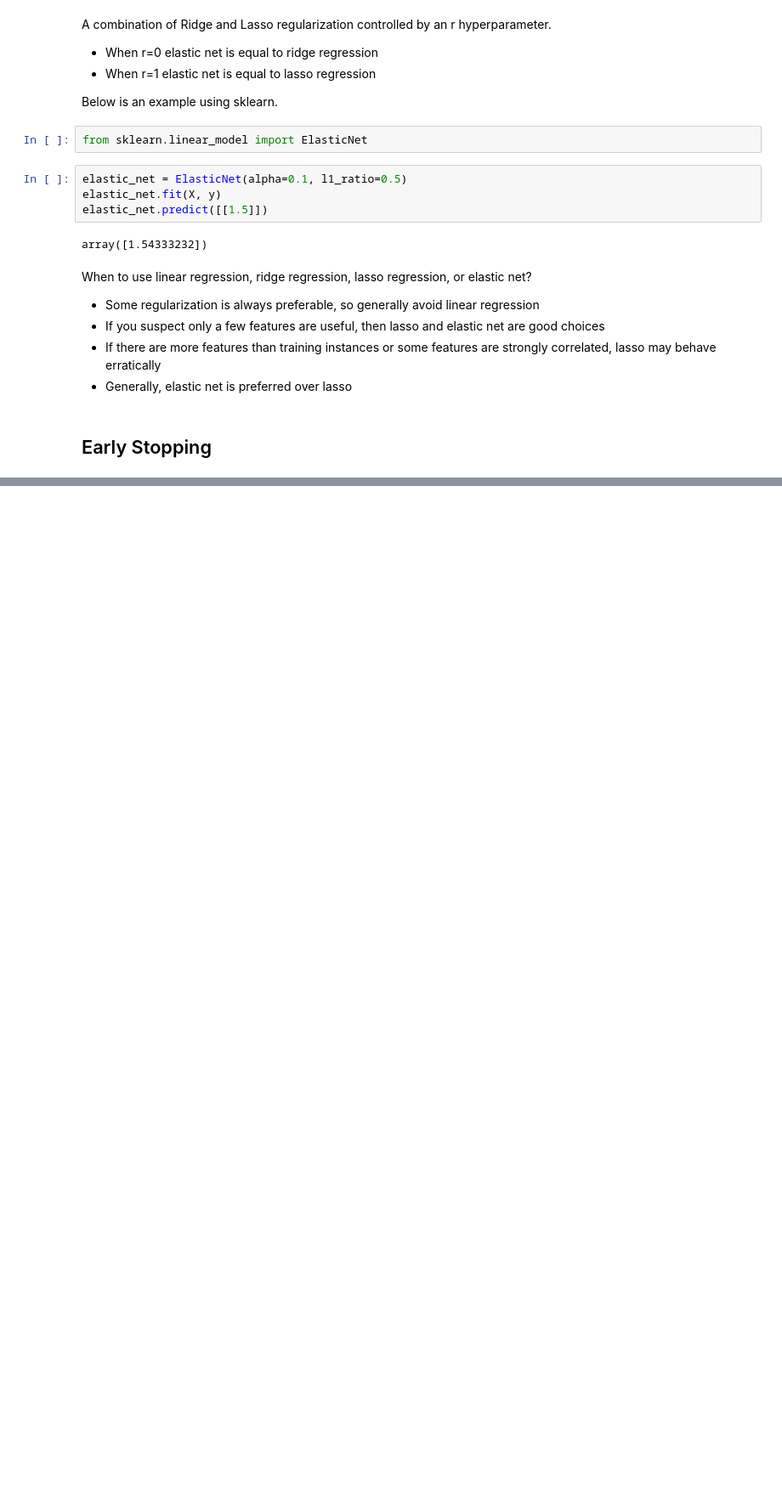
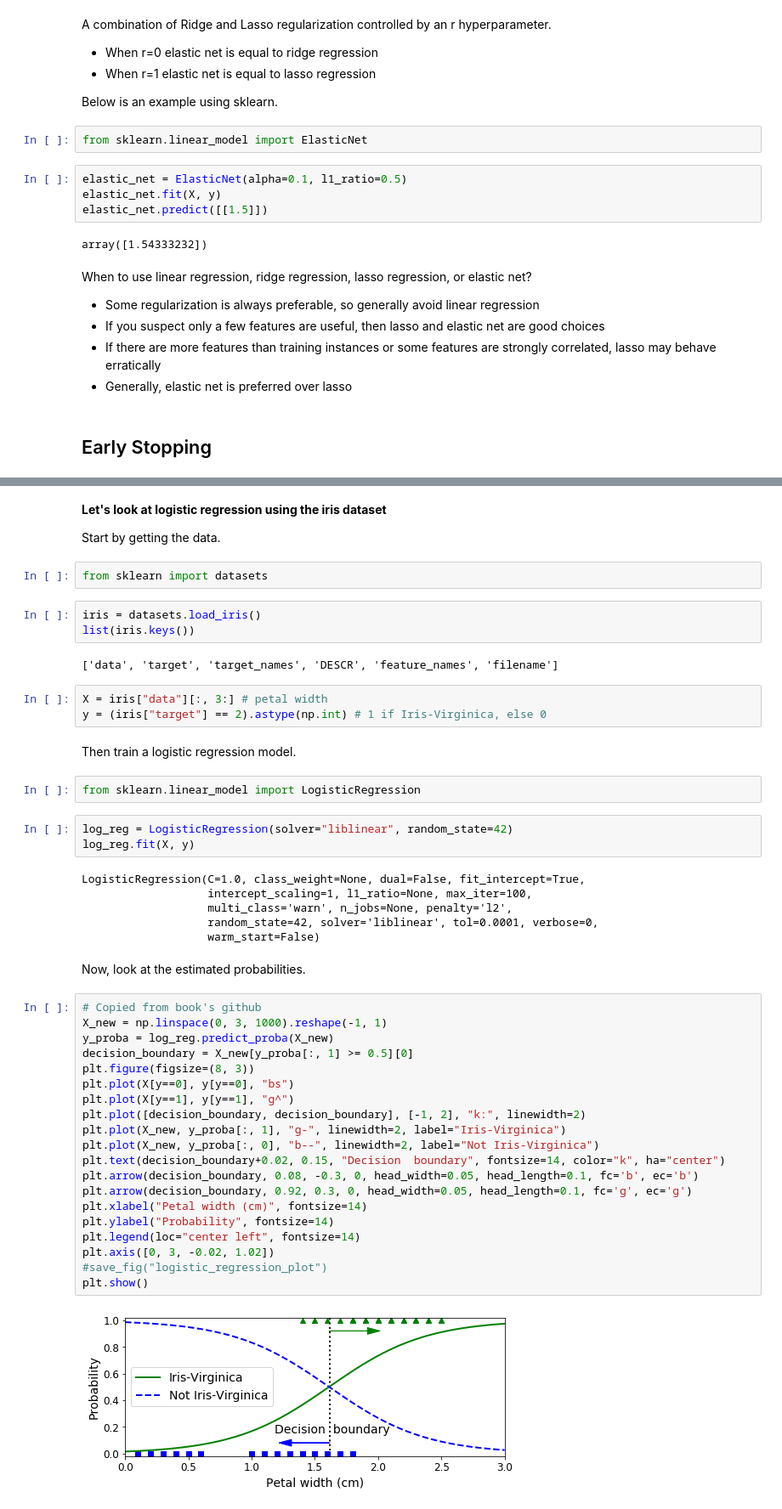
Before and after one commit to astidham2003/ml-study-group, a Jupyter notebook: chapter_4/training_models.ipynb, the cells around one changed output, grey strips where cells are left out. Shown at 85% size. Cells and saved outputs as stored; diff of their text form; blank space fills up the shorter version.

```diff
--- a/chapter_4/training_models.ipynb
+++ b/chapter_4/training_models.ipynb
@@ -671,0 +727,51 @@ Keep track of
+# %% [markdown]
+__Let's look at logistic regression using the iris dataset__
+
+Start by getting the data.
+# %%
+from sklearn import datasets
+# %%
+iris = datasets.load_iris()
+list(iris.keys())
+# %% [output]
+['data', 'target', 'target_names', 'DESCR', 'feature_names', 'filename']
+# %%
+X = iris["data"][:, 3:] # petal width
+y = (iris["target"] == 2).astype(np.int) # 1 if Iris-Virginica, else 0
+# %% [markdown]
+Then train a logistic regression model.
+# %%
+from sklearn.linear_model import LogisticRegression
+# %%
+log_reg = LogisticRegression(solver="liblinear", random_state=42)
+log_reg.fit(X, y)
+# %% [output]
+LogisticRegression(C=1.0, class_weight=None, dual=False, fit_intercept=True,
+                   intercept_scaling=1, l1_ratio=None, max_iter=100,
+                   multi_class='warn', n_jobs=None, penalty='l2',
+                   random_state=42, solver='liblinear', tol=0.0001, verbose=0,
+                   warm_start=False)
+# %% [markdown]
+Now, look at the estimated probabilities.
+# %%
+# Copied from book's github
+X_new = np.linspace(0, 3, 1000).reshape(-1, 1)
+y_proba = log_reg.predict_proba(X_new)
+decision_boundary = X_new[y_proba[:, 1] >= 0.5][0]
+plt.figure(figsize=(8, 3))
+plt.plot(X[y==0], y[y==0], "bs")
+plt.plot(X[y==1], y[y==1], "g^")
+plt.plot([decision_boundary, decision_boundary], [-1, 2], "k:", linewidth=2)
+plt.plot(X_new, y_proba[:, 1], "g-", linewidth=2, label="Iris-Virginica")
+plt.plot(X_new, y_proba[:, 0], "b--", linewidth=2, label="Not Iris-Virginica")
+plt.text(decision_boundary+0.02, 0.15, "Decision  boundary", fontsize=14, color="k", ha="center")
+plt.arrow(decision_boundary, 0.08, -0.3, 0, head_width=0.05, head_length=0.1, fc='b', ec='b')
+plt.arrow(decision_boundary, 0.92, 0.3, 0, head_width=0.05, head_length=0.1, fc='g', ec='g')
+plt.xlabel("Petal width (cm)", fontsize=14)
+plt.ylabel("Probability", fontsize=14)
+plt.legend(loc="center left", fontsize=14)
+plt.axis([0, 3, -0.02, 1.02])
+#save_fig("logistic_regression_plot")
+plt.show()
+# %% [output]
+[figure, added]
```
Also changed, not shown: parts of 10 cells of this notebook.
